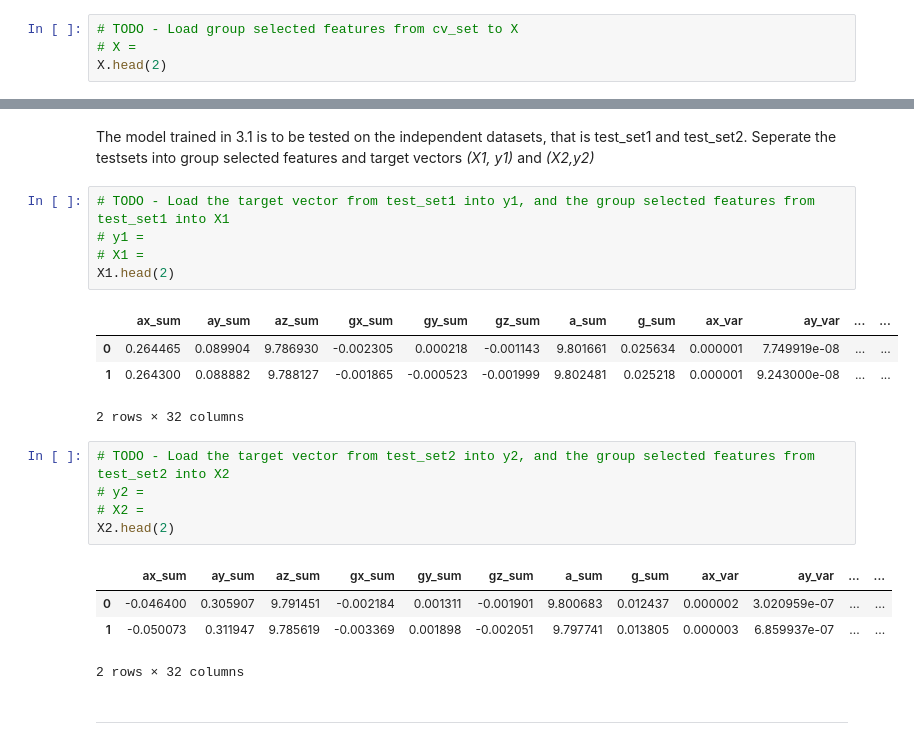
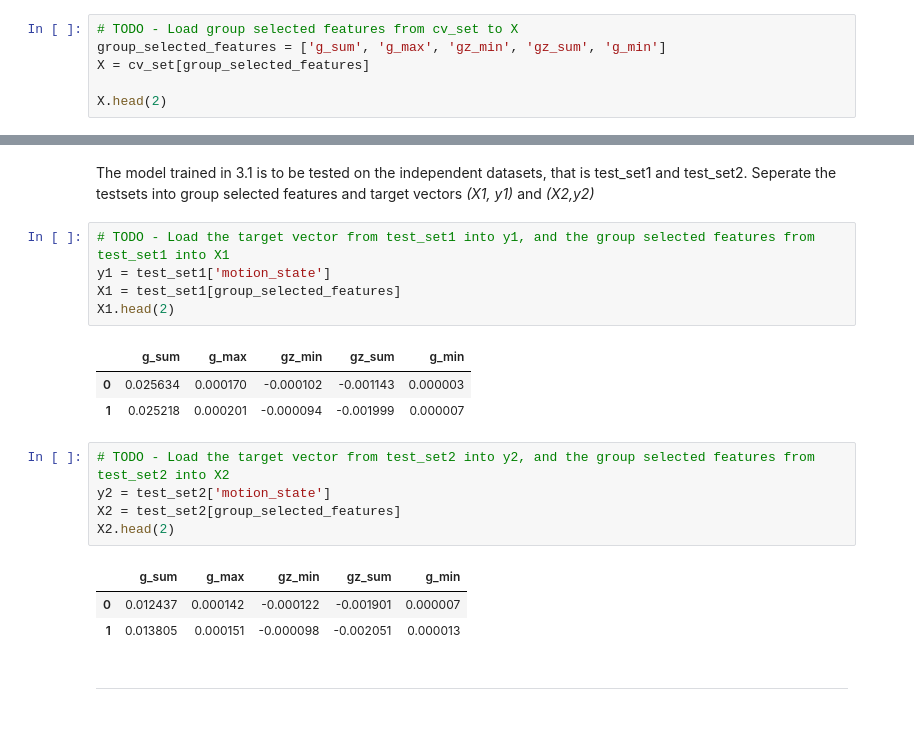
Before and after one commit to hanifbhuian/ENGG680_Fall24_Assignment4, a Jupyter notebook: Assignment 4.ipynb, the cells around one changed output, grey strips where cells are left out. Saved outputs shown, nothing was run; the diff lists cells and outputs as text.

```diff
--- a/Assignment 4.ipynb
+++ b/Assignment 4.ipynb
@@ -730,5 +771,7 @@ ___
 # %%
 # TODO - Load group selected features from cv_set to X
-# X =
+group_selected_features = ['g_sum', 'g_max', 'gz_min', 'gz_sum', 'g_min']
+X = cv_set[group_selected_features]
+
 X.head(2)
 # %% [output]
@@ -781,24 +900,22 @@ The model trained in 3.1 is to be tested on the independent datasets, that is te
 Seperate the testsets into group selected features and target vectors *(X1, y1)* and *(X2,y2)*
 # %%
 # TODO - Load the target vector from test_set1 into y1, and the group selected features from test_set1 into X1
-# y1 =
-# X1 =
+y1 = test_set1['motion_state']
+X1 = test_set1[group_selected_features]
 X1.head(2)
 # %% [output]
-|  | ax_sum | ay_sum | az_sum | gx_sum | gy_sum | gz_sum | a_sum | g_sum | ax_var | ay_var | ... | ... |
-| 0 | 0.264465 | 0.089904 | 9.786930 | -0.002305 | 0.000218 | -0.001143 | 9.801661 | 0.025634 | 0.000001 | 7.749919e-08 | ... | ... |
-| 1 | 0.264300 | 0.088882 | 9.788127 | -0.001865 | -0.000523 | -0.001999 | 9.802481 | 0.025218 | 0.000001 | 9.243000e-08 | ... | ... |
+|  | g_sum | g_max | gz_min | gz_sum | g_min |
+| 0 | 0.025634 | 0.000170 | -0.000102 | -0.001143 | 0.000003 |
+| 1 | 0.025218 | 0.000201 | -0.000094 | -0.001999 | 0.000007 |
-2 rows × 32 columns
 # %%
 # TODO - Load the target vector from test_set2 into y2, and the group selected features from test_set2 into X2
-# y2 =
-# X2 =
+y2 = test_set2['motion_state']
+X2 = test_set2[group_selected_features]
 X2.head(2)
 # %% [output]
-|  | ax_sum | ay_sum | az_sum | gx_sum | gy_sum | gz_sum | a_sum | g_sum | ax_var | ay_var | ... | ... |
-| 0 | -0.046400 | 0.305907 | 9.791451 | -0.002184 | 0.001311 | -0.001901 | 9.800683 | 0.012437 | 0.000002 | 3.020959e-07 | ... | ... |
-| 1 | -0.050073 | 0.311947 | 9.785619 | -0.003369 | 0.001898 | -0.002051 | 9.797741 | 0.013805 | 0.000003 | 6.859937e-07 | ... | ... |
+|  | g_sum | g_max | gz_min | gz_sum | g_min |
+| 0 | 0.012437 | 0.000142 | -0.000122 | -0.001901 | 0.000007 |
+| 1 | 0.013805 | 0.000151 | -0.000098 | -0.002051 | 0.000013 |
-2 rows × 32 columns
 # %% [markdown]
 ___
 # %% [markdown]
```
Also changed, not shown: parts of 24 cells of this notebook.
